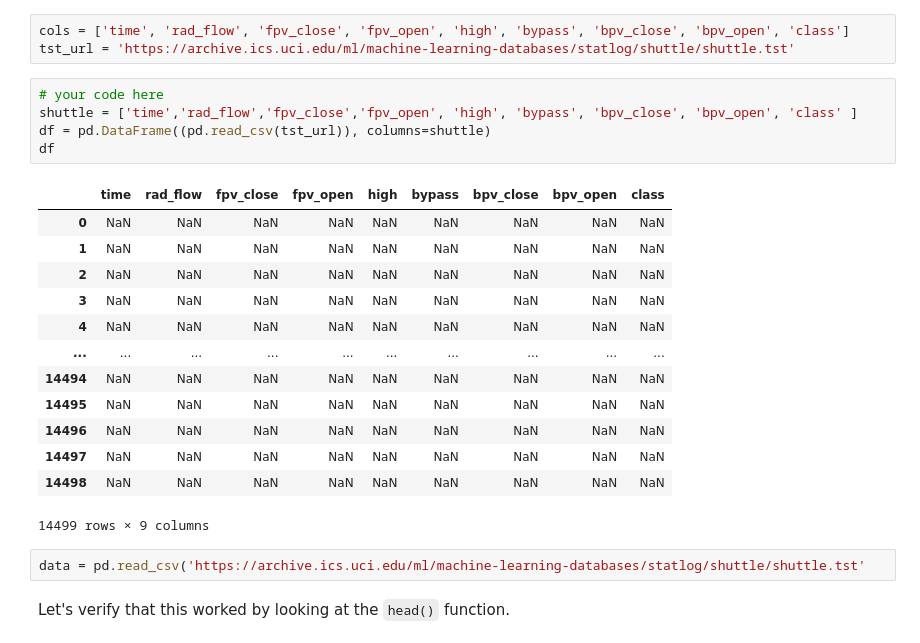
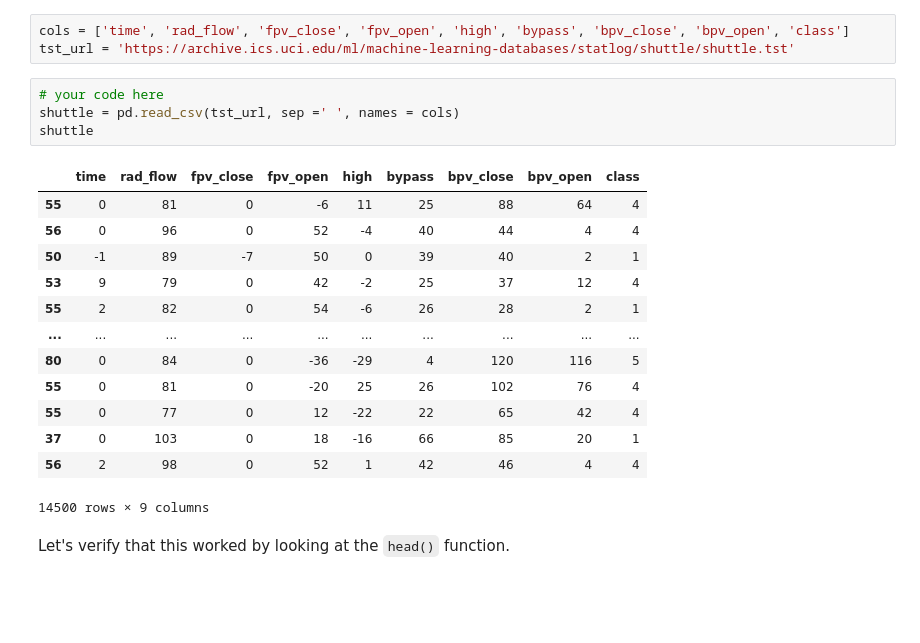
Before and after one commit to silviag-g/dataptmad1121_labs, a Jupyter notebook: module-1/importing-exporting-data/your-code/main.ipynb, the cells around one changed output. Cells and saved outputs as stored; diff of their text form; blank space fills up the shorter version.

```diff
--- a/module-1/importing-exporting-data/your-code/main.ipynb
+++ b/module-1/importing-exporting-data/your-code/main.ipynb
@@ -78,25 +79,22 @@ cols = ['time', 'rad_flow', 'fpv_close', 'fpv_open', 'high', 'bypass', 'bpv_clos
 tst_url = 'https://archive.ics.uci.edu/ml/machine-learning-databases/statlog/shuttle/shuttle.tst'
 # %%
 # your code here
-shuttle = ['time','rad_flow','fpv_close','fpv_open', 'high', 'bypass', 'bpv_close', 'bpv_open', 'class' ]
-df = pd.DataFrame((pd.read_csv(tst_url)), columns=shuttle)
-df
+shuttle = pd.read_csv(tst_url, sep =' ', names = cols)
+shuttle
 # %% [output]
 |  | time | rad_flow | fpv_close | fpv_open | high | bypass | bpv_close | bpv_open | class |
-| 0 | NaN | NaN | NaN | NaN | NaN | NaN | NaN | NaN | NaN |
-| 1 | NaN | NaN | NaN | NaN | NaN | NaN | NaN | NaN | NaN |
-| 2 | NaN | NaN | NaN | NaN | NaN | NaN | NaN | NaN | NaN |
-| 3 | NaN | NaN | NaN | NaN | NaN | NaN | NaN | NaN | NaN |
-| 4 | NaN | NaN | NaN | NaN | NaN | NaN | NaN | NaN | NaN |
+| 55 | 0 | 81 | 0 | -6 | 11 | 25 | 88 | 64 | 4 |
+| 56 | 0 | 96 | 0 | 52 | -4 | 40 | 44 | 4 | 4 |
+| 50 | -1 | 89 | -7 | 50 | 0 | 39 | 40 | 2 | 1 |
+| 53 | 9 | 79 | 0 | 42 | -2 | 25 | 37 | 12 | 4 |
+| 55 | 2 | 82 | 0 | 54 | -6 | 26 | 28 | 2 | 1 |
 | ... | ... | ... | ... | ... | ... | ... | ... | ... | ... |
-| 14494 | NaN | NaN | NaN | NaN | NaN | NaN | NaN | NaN | NaN |
-| 14495 | NaN | NaN | NaN | NaN | NaN | NaN | NaN | NaN | NaN |
-| 14496 | NaN | NaN | NaN | NaN | NaN | NaN | NaN | NaN | NaN |
-| 14497 | NaN | NaN | NaN | NaN | NaN | NaN | NaN | NaN | NaN |
-| 14498 | NaN | NaN | NaN | NaN | NaN | NaN | NaN | NaN | NaN |
+| 80 | 0 | 84 | 0 | -36 | -29 | 4 | 120 | 116 | 5 |
+| 55 | 0 | 81 | 0 | -20 | 25 | 26 | 102 | 76 | 4 |
+| 55 | 0 | 77 | 0 | 12 | -22 | 22 | 65 | 42 | 4 |
+| 37 | 0 | 103 | 0 | 18 | -16 | 66 | 85 | 20 | 1 |
+| 56 | 2 | 98 | 0 | 52 | 1 | 42 | 46 | 4 | 4 |
-14499 rows × 9 columns
+14500 rows × 9 columns
-# %%
-data = pd.read_csv('https://archive.ics.uci.edu/ml/machine-learning-databases/statlog/shuttle/shuttle.tst'
 # %% [markdown]
 Let's verify that this worked by looking at the `head()` function.
 # %%
```
Also changed, not shown: parts of 8 cells of this notebook, 2 other files.
